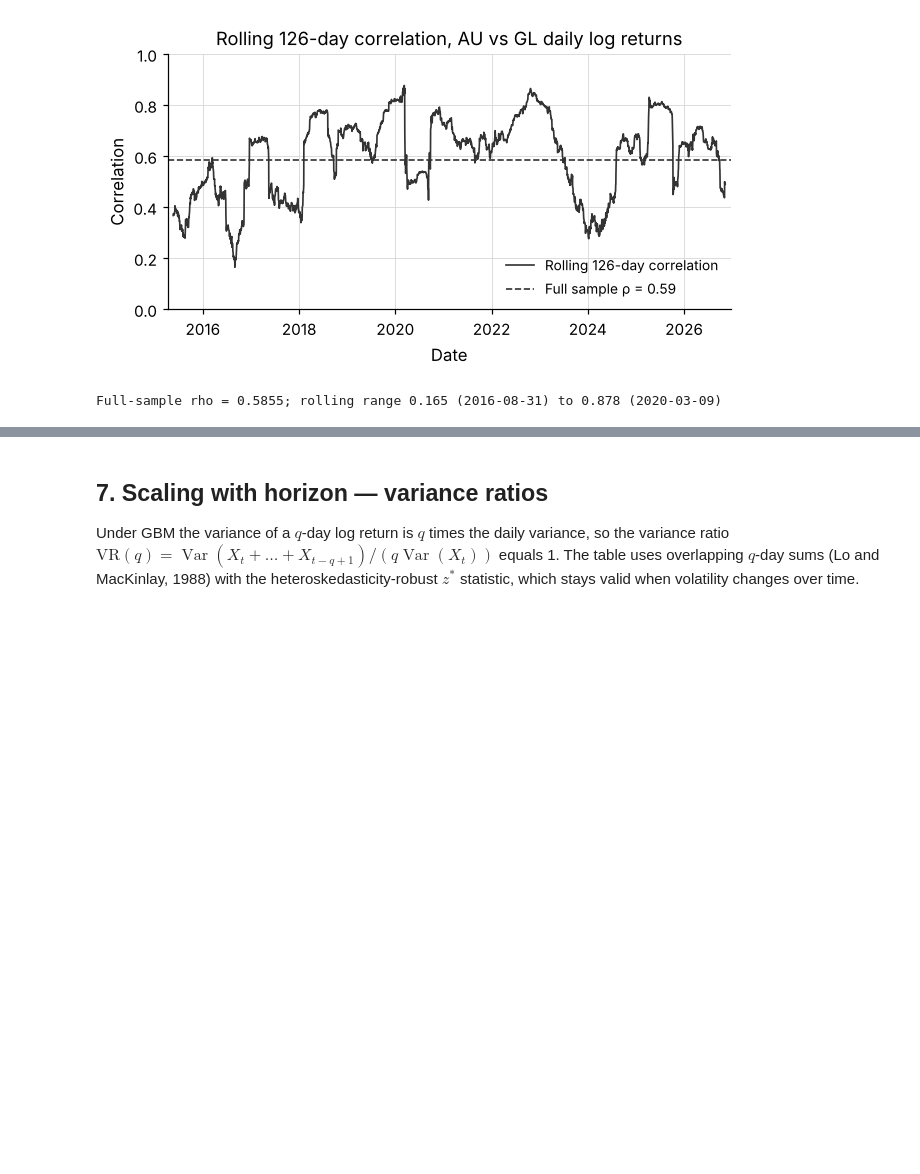
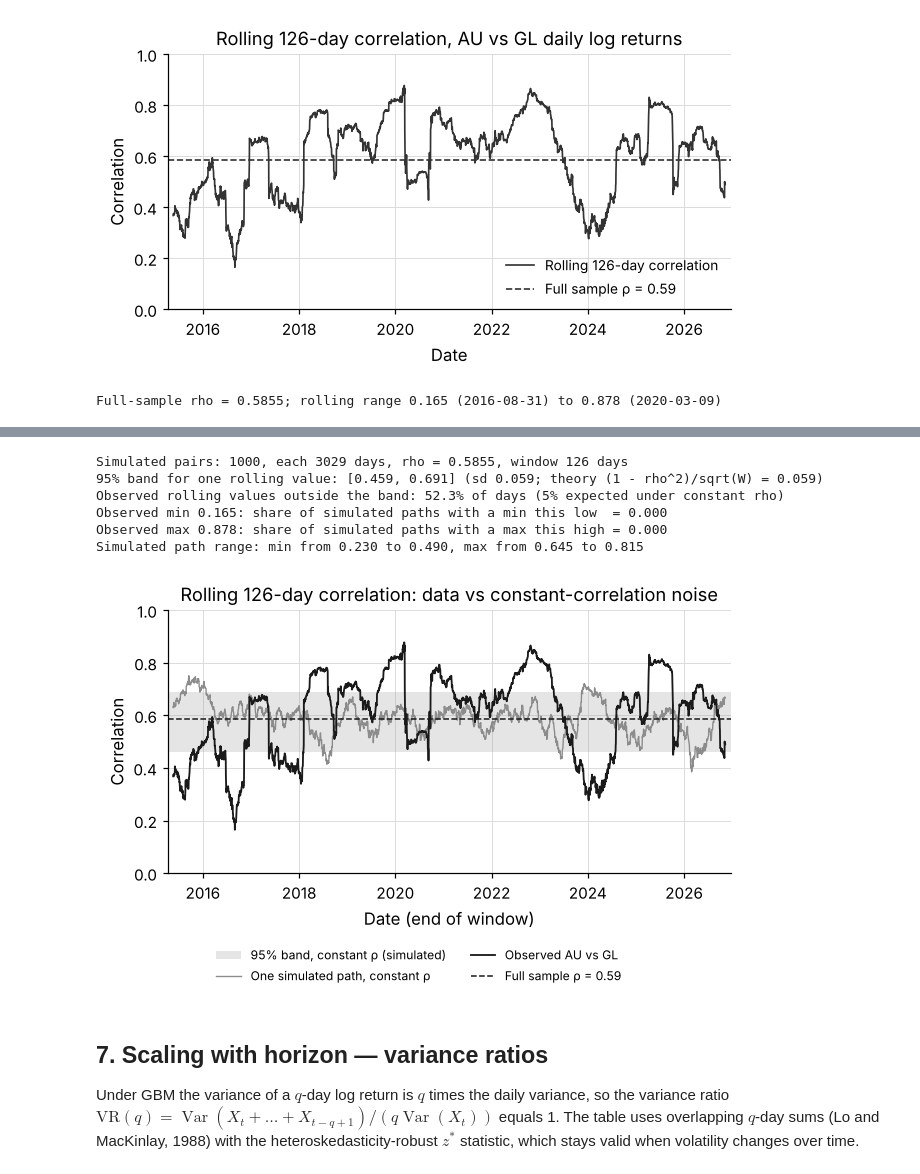
Before and after one commit to 9yifanchen9/MATH5816-Mini-Project, a Jupyter notebook: notebooks/02_diagnostics.ipynb, the cells around one changed output, grey strips where cells are left out. Drawn from its saved outputs; the diff is of its cells as text; code cells hidden in the pictures; blank space fills up the shorter version.

```diff
--- a/notebooks/02_diagnostics.ipynb
+++ b/notebooks/02_diagnostics.ipynb
@@ -306,3 +320,57 @@ Full-sample rho = 0.5855; rolling range 0.165 (2016-08-31) to 0.878 (2020-03-09)
+# %%
+W = cfg.ROLL_CORR_WINDOW
+rng = np.random.default_rng(cfg.SEED)
+z1 = rng.standard_normal((cfg.N_SIM_CORR, n))
+z2 = rho * z1 + np.sqrt(1 - rho**2) * rng.standard_normal((cfg.N_SIM_CORR, n))
+sim_rc = gu.rolling_corr_paths(z1, z2, W)                 # (N_SIM_CORR, n - W + 1)
+
+band_lo, band_hi = np.quantile(sim_rc, [0.025, 0.975])
+sd_theory = (1 - rho**2) / np.sqrt(W)                    # large-sample sd of a correlation estimate
+obs_rc = roll_corr.dropna()
+share_out = ((obs_rc < band_lo) | (obs_rc > band_hi)).mean()
+p_min = (sim_rc.min(axis=1) <= obs_rc.min()).mean()
+p_max = (sim_rc.max(axis=1) >= obs_rc.max()).mean()
+
+print(f"Simulated pairs: {cfg.N_SIM_CORR}, each {n} days, rho = {rho:.4f}, window {W} days")
+print(f"95% band for one rolling value: [{band_lo:.3f}, {band_hi:.3f}] "
+      f"(sd {sim_rc.std():.3f}; theory (1 - rho^2)/sqrt(W) = {sd_theory:.3f})")
+print(f"Observed rolling values outside the band: {share_out:.1%} of days (5% expected under constant rho)")
+print(f"Observed min {obs_rc.min():.3f}: share of simulated paths with a min this low  = {p_min:.3f}")
+print(f"Observed max {obs_rc.max():.3f}: share of simulated paths with a max this high = {p_max:.3f}")
+print(f"Simulated path range: min from {sim_rc.min(axis=1).min():.3f} to {sim_rc.min(axis=1).max():.3f}, "
+      f"max from {sim_rc.max(axis=1).min():.3f} to {sim_rc.max(axis=1).max():.3f}")
+
+sim_tab = pd.DataFrame({
+    "statistic": ["band 2.5%", "band 97.5%", "share of observed days outside band",
+                  "observed min", "P(simulated path min <= observed min)",
+                  "observed max", "P(simulated path max >= observed max)"],
+    "value": [band_lo, band_hi, share_out, obs_rc.min(), p_min, obs_rc.max(), p_max]})
+sim_tab.to_csv(gu.TAB_DIR / "rolling_corr_benchmark.csv", index=False)
+# %% [output]
+Simulated pairs: 1000, each 3029 days, rho = 0.5855, window 126 days
+95% band for one rolling value: [0.459, 0.691] (sd 0.059; theory (1 - rho^2)/sqrt(W) = 0.059)
+Observed rolling values outside the band: 52.3% of days (5% expected under constant rho)
+Observed min 0.165: share of simulated paths with a min this low  = 0.000
+Observed max 0.878: share of simulated paths with a max this high = 0.000
+Simulated path range: min from 0.230 to 0.490, max from 0.645 to 0.815
+# %%
+fig, ax = plt.subplots(figsize=(6.0, 3.9))
+ax.axhspan(band_lo, band_hi, color="0.6", alpha=0.25, lw=0, label="95% band, constant ρ (simulated)")
+ax.plot(obs_rc.index, sim_rc[0], color="0.55", lw=0.9, label="One simulated path, constant ρ")
+ax.plot(obs_rc.index, obs_rc, color="0.1", lw=1.2, label="Observed AU vs GL")
+ax.axhline(rho, color="0.1", ls="--", lw=1.0, label=f"Full sample ρ = {rho:.2f}")
+ax.set_title(f"Rolling {W}-day correlation: data vs constant-correlation noise")
+ax.set_xlabel("Date (end of window)")
+ax.set_ylabel("Correlation")
+ax.set_ylim(0, 1)
+ax.margins(x=0.01)
+handles, labels = ax.get_legend_handles_labels()
+fig.legend(handles, labels, loc="lower center", ncol=2, fontsize=8, bbox_to_anchor=(0.5, 0.0))
+fig.tight_layout(rect=(0, 0.11, 1, 1))
+gu.savefig(fig, "fig06c_rolling_corr_sim")
+plt.show()
+# %% [output]
+[figure, added]
 # %% [markdown]
 ## 7. Scaling with horizon — variance ratios
 
```
Also changed, not shown: parts of 2 cells of this notebook, 10 other files.
